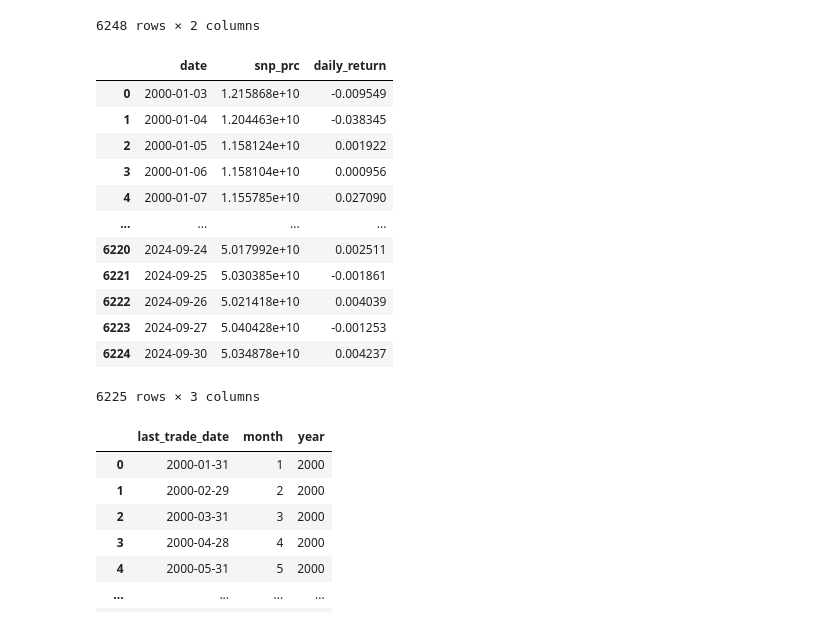
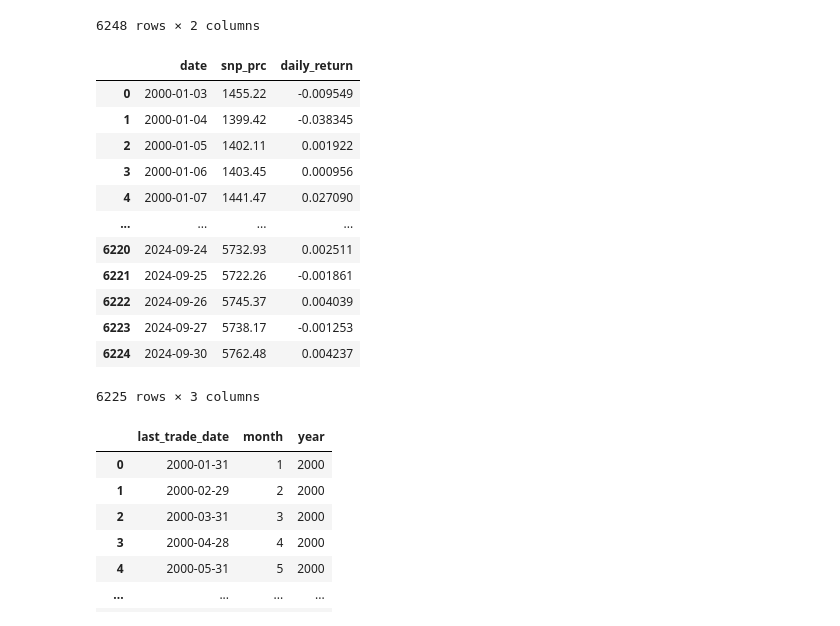
Before and after one commit to veervohra03/CashHedged, a Jupyter notebook: Veer-Base.ipynb, the cells around one changed output. Cells and saved outputs as stored; diff of their text form; code cells hidden in the pictures.

```diff
--- a/Veer-Base.ipynb
+++ b/Veer-Base.ipynb
@@ -53,33 +53,33 @@ risk_free_data
 # %%
 sp500_data = conn.raw_sql(f"""
 SELECT
     caldt AS date,
-    usdval AS snp_prc,
+    spindx AS snp_prc, -- usdval
     sprtrn AS daily_return -- Equal-Weighted Return (includes distributions) (ewretd)
 FROM
     crspq.dsp500
 WHERE
     caldt >= '{query_start_date}'
 ORDER BY
     caldt;
 """)
 
 sp500_data['date'] = pd.to_datetime(sp500_data['date'])
 
 sp500_data
 # %% [output]
 |  | date | snp_prc | daily_return |
-| 0 | 2000-01-03 | 1.215868e+10 | -0.009549 |
-| 1 | 2000-01-04 | 1.204463e+10 | -0.038345 |
-| 2 | 2000-01-05 | 1.158124e+10 | 0.001922 |
-| 3 | 2000-01-06 | 1.158104e+10 | 0.000956 |
-| 4 | 2000-01-07 | 1.155785e+10 | 0.027090 |
+| 0 | 2000-01-03 | 1455.22 | -0.009549 |
+| 1 | 2000-01-04 | 1399.42 | -0.038345 |
+| 2 | 2000-01-05 | 1402.11 | 0.001922 |
+| 3 | 2000-01-06 | 1403.45 | 0.000956 |
+| 4 | 2000-01-07 | 1441.47 | 0.027090 |
 | ... | ... | ... | ... |
-| 6220 | 2024-09-24 | 5.017992e+10 | 0.002511 |
-| 6221 | 2024-09-25 | 5.030385e+10 | -0.001861 |
-| 6222 | 2024-09-26 | 5.021418e+10 | 0.004039 |
-| 6223 | 2024-09-27 | 5.040428e+10 | -0.001253 |
-| 6224 | 2024-09-30 | 5.034878e+10 | 0.004237 |
+| 6220 | 2024-09-24 | 5732.93 | 0.002511 |
+| 6221 | 2024-09-25 | 5722.26 | -0.001861 |
+| 6222 | 2024-09-26 | 5745.37 | 0.004039 |
+| 6223 | 2024-09-27 | 5738.17 | -0.001253 |
+| 6224 | 2024-09-30 | 5762.48 | 0.004237 |
 6225 rows × 3 columns
 # %%
 last_trading_days = conn.raw_sql(f'''
```
Also changed, not shown: parts of 15 cells of this notebook.
